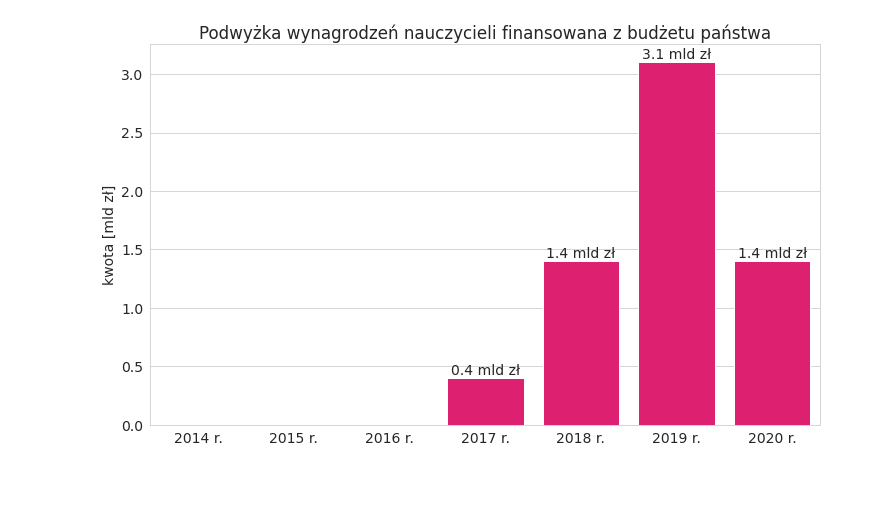
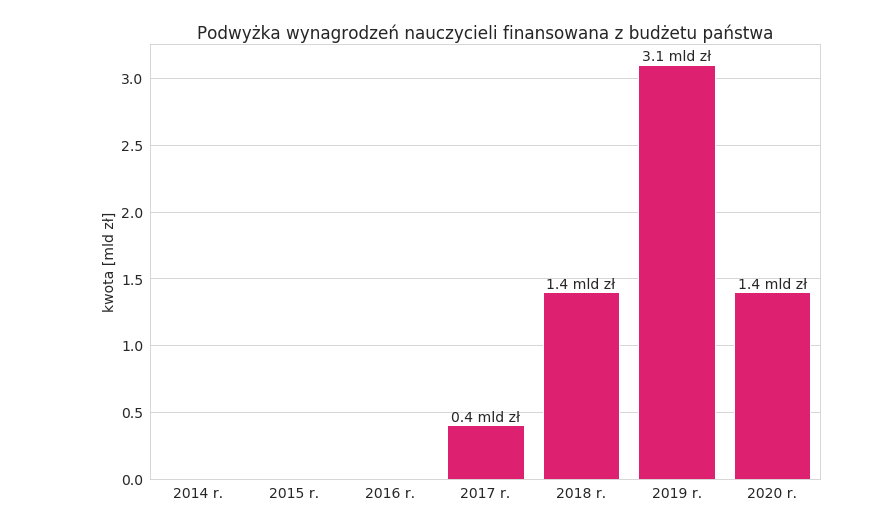
Before and after one commit to rakusd/WizualizacjaDanychProjekt, a Jupyter notebook: pysource/plots_8_9_10.ipynb, the cells around one changed output. Saved outputs shown, nothing was run; the diff lists cells and outputs as text; code cells hidden in the pictures; blank space fills up the shorter version.

```diff
--- a/pysource/plots_8_9_10.ipynb
+++ b/pysource/plots_8_9_10.ipynb
@@ -95,11 +93,11 @@ color = '#fc006c'
 title = "Podwyżka wynagrodzeń nauczycieli finansowana z budżetu państwa"
 ylabel = "kwota [mld zł]"
 # %%
-plt.figure(figsize=(12,7))
+plt.figure(figsize=(12,8))
 ax = sns.barplot(X, Y, color=color)
 ax.set_title(title)
 ax.set_ylabel(ylabel)
 show_values_on_bars(ax, sufix=" mld zł")
 ax.get_figure().savefig("img10_correct.png")
 # %% [output]
-[figure, old version]
+[figure, new version]
```
Also changed, not shown: parts of 4 cells of this notebook, 8 other files.
